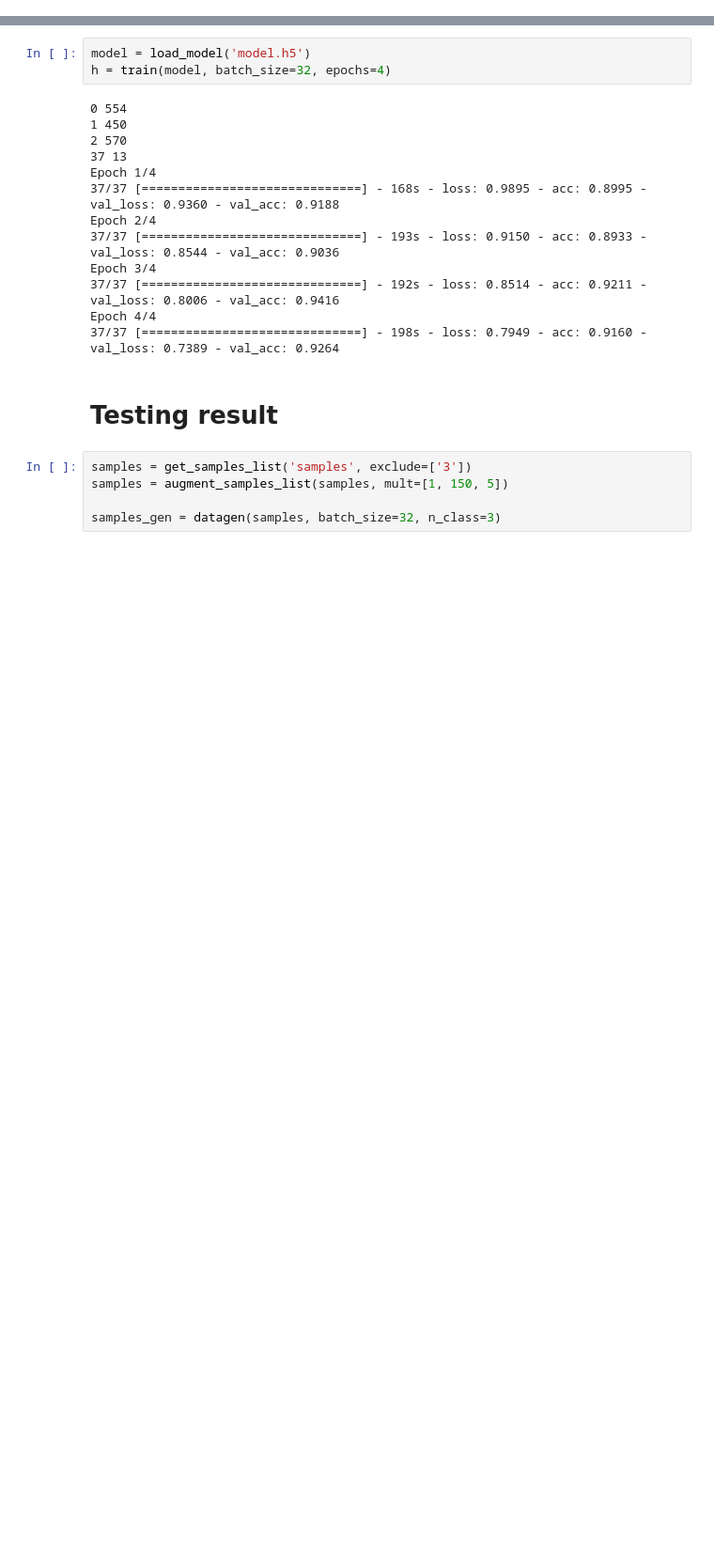
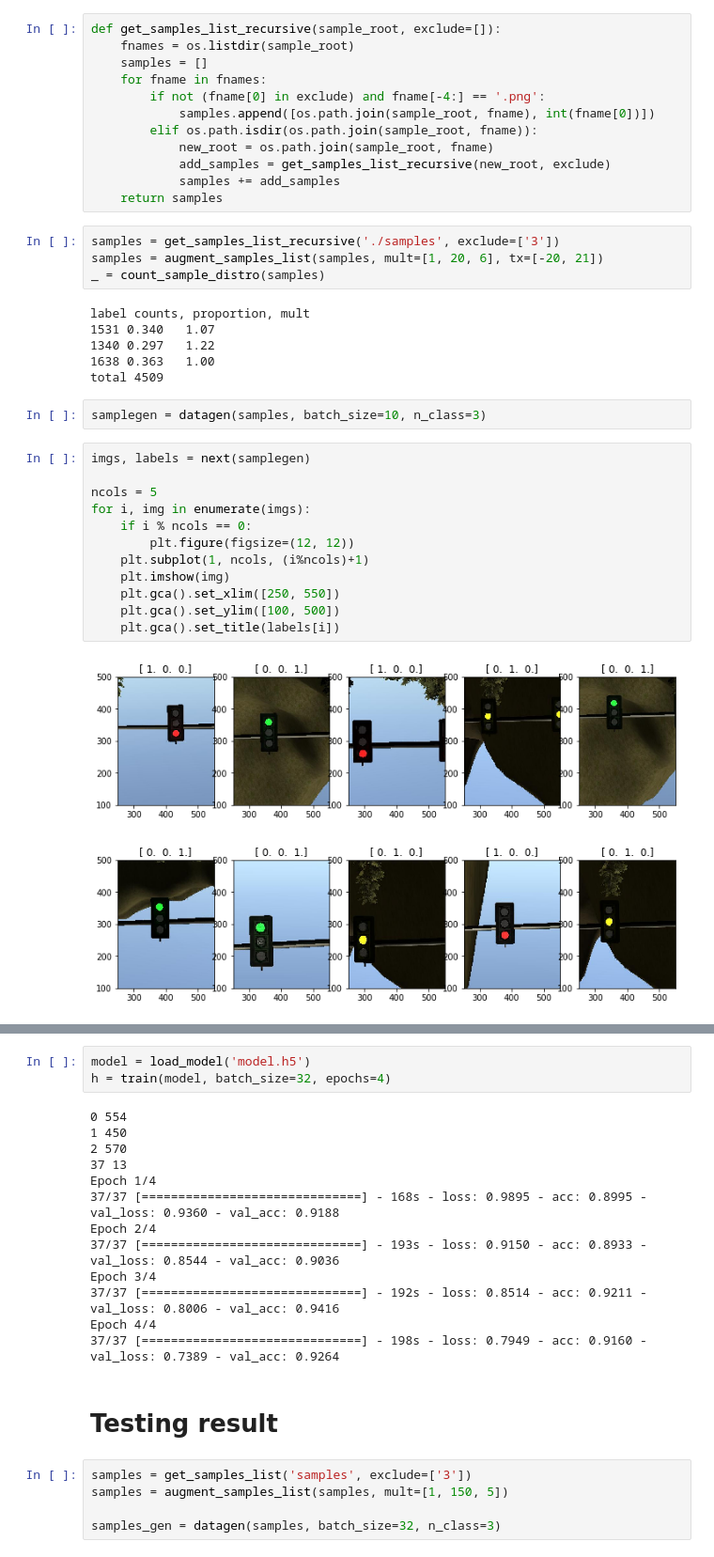
Before and after one commit to zfsang/udsdc_p9_system_integration, a Jupyter notebook: tl_detector_trainer.ipynb, the cells around one changed output, grey strips where cells are left out. Shown at 94% size. Drawn from its saved outputs; the diff is of its cells as text; blank space fills up the shorter version.

```diff
--- a/tl_detector_trainer.ipynb
+++ b/tl_detector_trainer.ipynb
@@ -195,4 +291,43 @@ def net2(n_class=3):
                   metrics=['accuracy'])
 
     return model
+# %%
+def get_samples_list_recursive(sample_root, exclude=[]):
+    fnames = os.listdir(sample_root)
+    samples = []
+    for fname in fnames:
+        if not (fname[0] in exclude) and fname[-4:] == '.png':
+            samples.append([os.path.join(sample_root, fname), int(fname[0])])
+        elif os.path.isdir(os.path.join(sample_root, fname)):
+            new_root = os.path.join(sample_root, fname)
+            add_samples = get_samples_list_recursive(new_root, exclude)
+            samples += add_samples
+    return samples
+# %%
+samples = get_samples_list_recursive('./samples', exclude=['3'])
+samples = augment_samples_list(samples, mult=[1, 20, 6], tx=[-20, 21])
+_ = count_sample_distro(samples)
+# %% [output]
+label counts, proportion, mult
+1531 0.340   1.07
+1340 0.297   1.22
+1638 0.363   1.00
+total 4509
+# %%
+samplegen = datagen(samples, batch_size=10, n_class=3)
+# %%
+imgs, labels = next(samplegen)
+
+ncols = 5
+for i, img in enumerate(imgs):
+    if i % ncols == 0:
+        plt.figure(figsize=(12, 12))
+    plt.subplot(1, ncols, (i%ncols)+1)
+    plt.imshow(img)
+    plt.gca().set_xlim([250, 550])
+    plt.gca().set_ylim([100, 500])
+    plt.gca().set_title(labels[i])
+# %% [output]
+[figure, added]
+[figure, added]
 # %%
```
Also changed, not shown: parts of 15 cells of this notebook, 1 other file.
